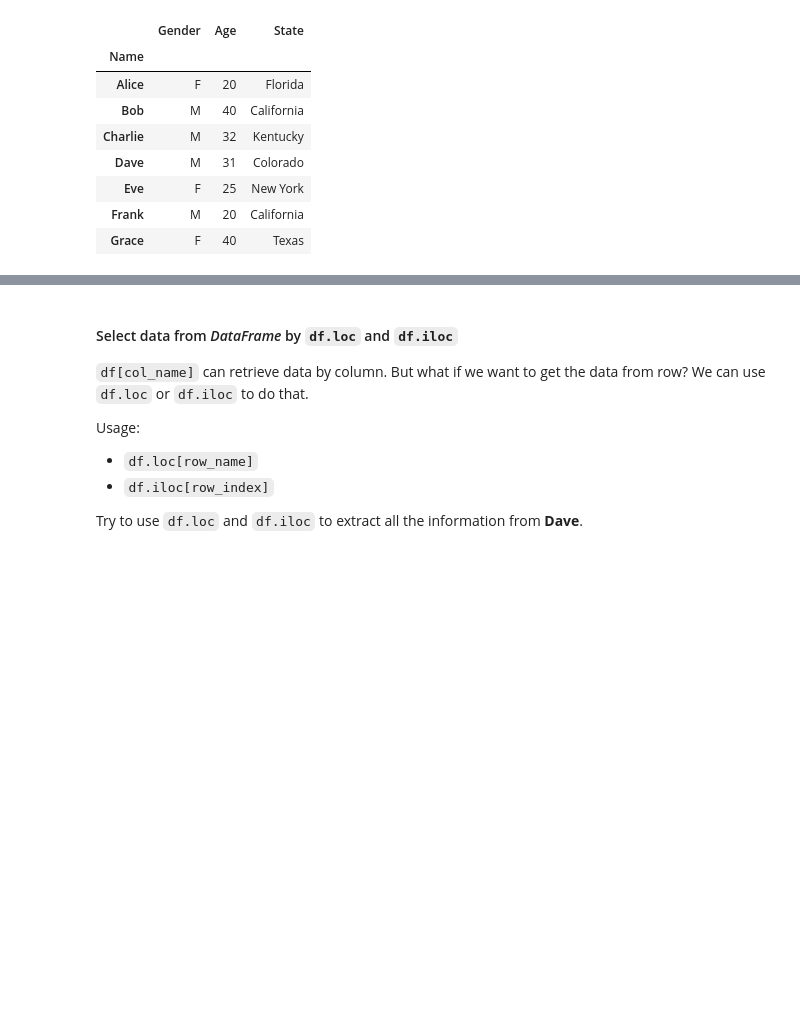
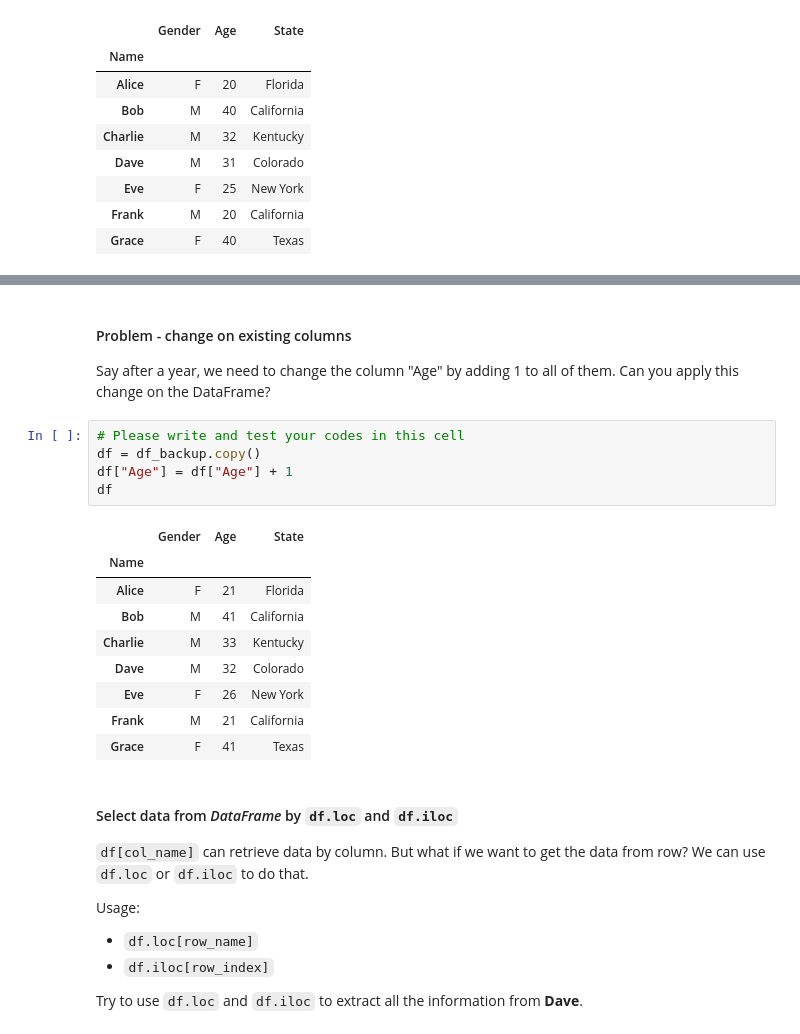
Before and after one commit to biodataprog/GEN220_2023_examples, a Jupyter notebook: python_notebook/Introduction_of_pandas.ipynb, the cells around one changed output, grey strips where cells are left out. Cells and saved outputs as stored; diff of their text form; blank space fills up the shorter version.

```diff
--- a/python_notebook/Introduction_of_pandas.ipynb
+++ b/python_notebook/Introduction_of_pandas.ipynb
@@ -337,3 +345,22 @@ Name: Age, dtype: int64
+# %% [markdown]
+#### Problem - change on existing columns
+
+Say after a year, we need to change the column "Age" by adding 1 to all of them. Can you apply this change on the DataFrame?
+# %%
+# Please write and test your codes in this cell
+df = df_backup.copy()
+df["Age"] = df["Age"] + 1
+df
+# %% [output]
+|  | Gender | Age | State |
+| Name |  |  |  |
+| Alice | F | 21 | Florida |
+| Bob | M | 41 | California |
+| Charlie | M | 33 | Kentucky |
+| Dave | M | 32 | Colorado |
+| Eve | F | 26 | New York |
+| Frank | M | 21 | California |
+| Grace | F | 41 | Texas |
 # %% [markdown]
 #### Select data from _DataFrame_ by `df.loc` and `df.iloc`
 
```
Also changed, not shown: parts of 92 cells of this notebook.
